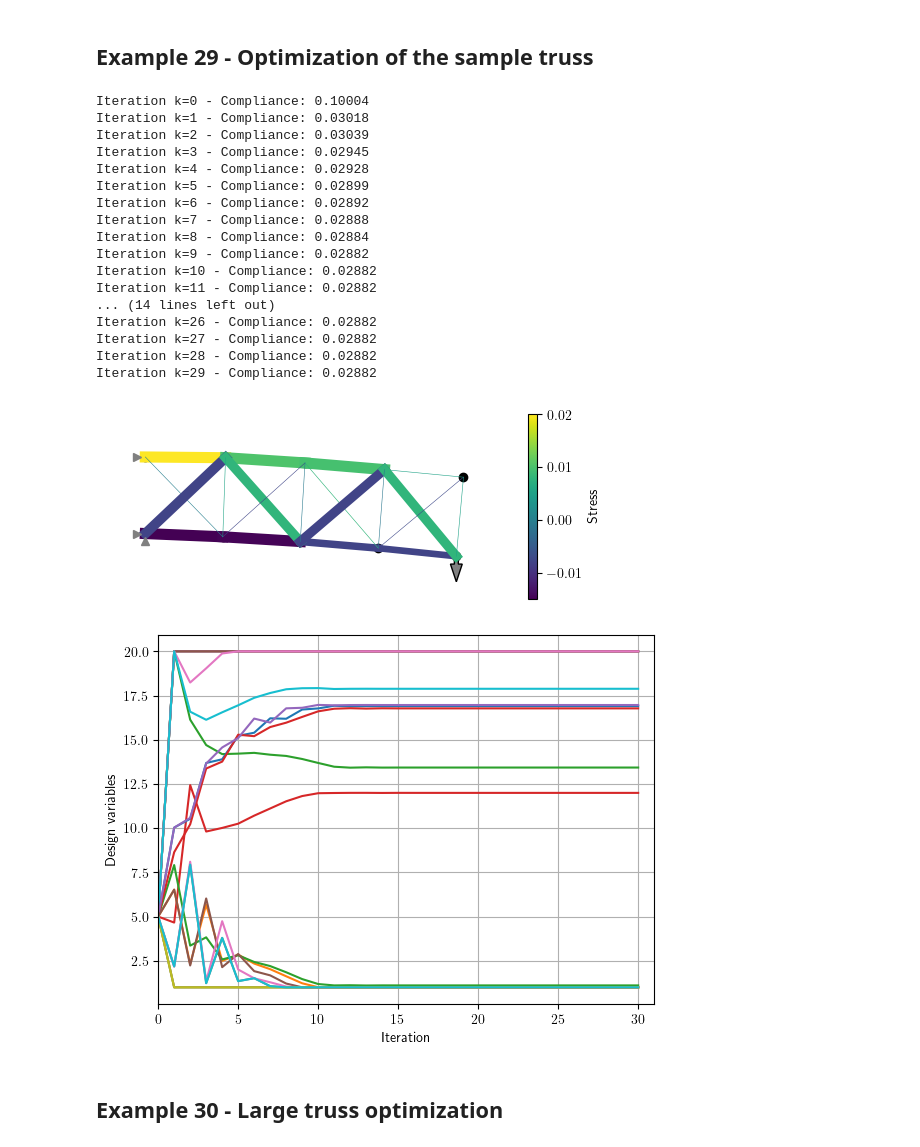
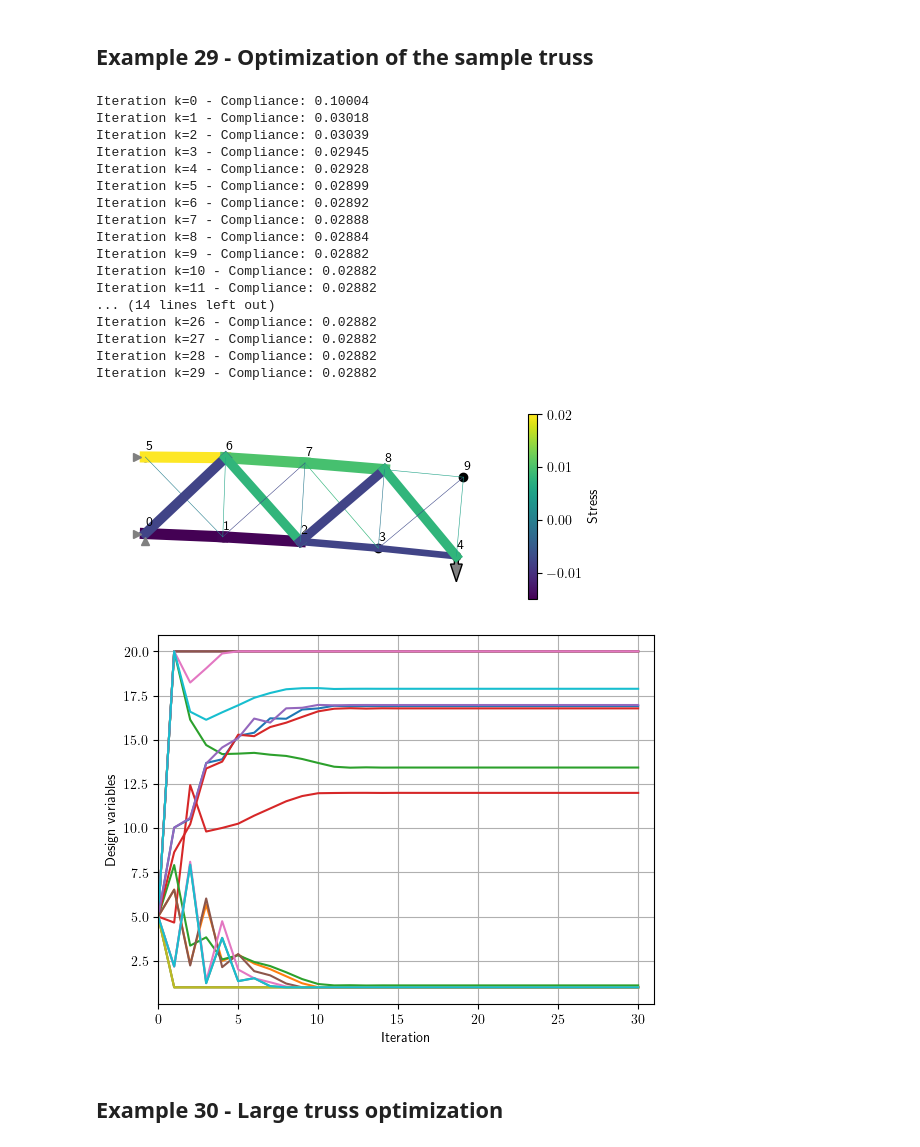
Before and after one commit to meyer-nils/structural_optimization, a Jupyter notebook: notebooks/lecture_06_truss_size.ipynb, the cells around one changed output. Drawn from its saved outputs; the diff is of its cells as text; code cells hidden in the pictures.

```diff
--- a/notebooks/lecture_06_truss_size.ipynb
+++ b/notebooks/lecture_06_truss_size.ipynb
@@ -209,40 +209,40 @@ V0 = 0.5 * torch.inner(a_max, l)
 
 a_opt = optimize(truss_sample, a_0, a_min, a_max, V0, iter=30)
 u, f, sigma = truss_sample.solve()
-truss_sample.plot(u=u, sigma=sigma, show_thickness=True, node_labels=False)
+truss_sample.plot(u=u, sigma=sigma, show_thickness=True, node_labels=True)
 plt.savefig(
-    "../figures/truss_sample_size_optimized.pdf", transparent=True, bbox_inches="tight"
+    "../figures/truss_sample_size_optimized.svg", transparent=True, bbox_inches="tight"
 )
 plt.show()
 
 # plt.rcParams["text.usetex"] = True
 
 plt.plot(range(len(a_opt)), torch.stack(a_opt))
 plt.xlabel("Iteration")
 plt.ylabel("Design variables")
 plt.xlim([0, len(a_opt)])
 plt.grid()
-# plt.savefig("../figures/truss_sample_variables.pdf", transparent=True)
+# plt.savefig("../figures/truss_sample_variables.svg", transparent=True)
 plt.show()
 # %% [output]
 Iteration k=0 - Compliance: 0.10004
 Iteration k=1 - Compliance: 0.03018
 Iteration k=2 - Compliance: 0.03039
 Iteration k=3 - Compliance: 0.02945
 Iteration k=4 - Compliance: 0.02928
 Iteration k=5 - Compliance: 0.02899
 Iteration k=6 - Compliance: 0.02892
 Iteration k=7 - Compliance: 0.02888
 Iteration k=8 - Compliance: 0.02884
 Iteration k=9 - Compliance: 0.02882
 Iteration k=10 - Compliance: 0.02882
 Iteration k=11 - Compliance: 0.02882
 ... (14 lines left out)
 Iteration k=26 - Compliance: 0.02882
 Iteration k=27 - Compliance: 0.02882
 Iteration k=28 - Compliance: 0.02882
 Iteration k=29 - Compliance: 0.02882
-[figure, old version]
+[figure, new version]
 [figure]
 # %% [markdown]
 ## Example 30 - Large truss optimization
```
Also changed, not shown: parts of 4 cells of this notebook, 25 other files.
